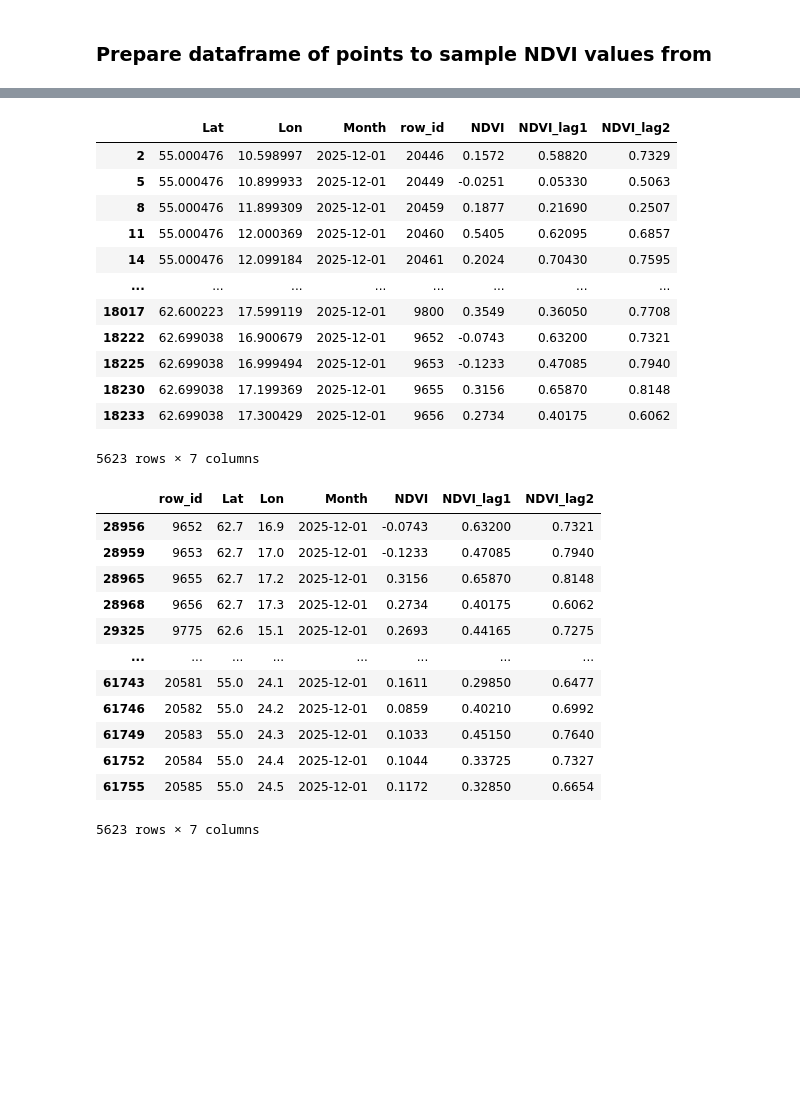
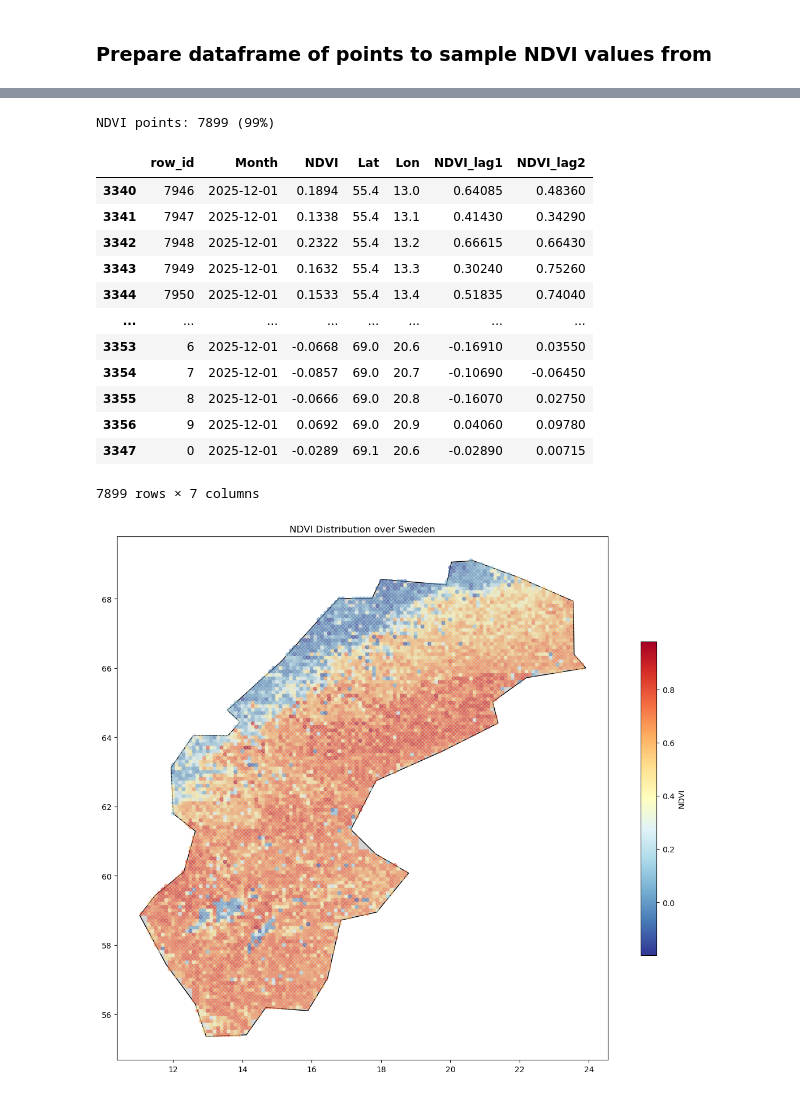
Before and after one commit to jpruzcuen/scalable_ml, a Jupyter notebook: notebooks/inference_ndvi.ipynb, the cells around one changed output, grey strips where cells are left out. Saved outputs shown, nothing was run; the diff lists cells and outputs as text; code cells hidden in the pictures; blank space fills up the shorter version.

```diff
--- a/notebooks/inference_ndvi.ipynb
+++ b/notebooks/inference_ndvi.ipynb
@@ -91,4 +115,0 @@ ndvi_df
-# %%
-# Average NDVI values for "duplicate" lat-lon-month combinations
-ndvi_df = ndvi_df.groupby(['Lat', 'Lon', 'Month','row_id'], as_index=False)['NDVI'].mean()
-ndvi_df
@@ -109,5 +232,5 @@ ndvi_df
 # %%
-ndvi_features = ndvi_df.copy()
+ndvi_features = ndvi_filled.dropna().copy()
 ndvi_features = ndvi_features.sort_values(["Lat", "Lon", "Month"])
 
 
@@ -119,38 +242,28 @@ for lag in range(1, MAX_LAG + 1):
         .groupby(["Lat", "Lon"])["NDVI"]
         .shift(lag)
     )
+
+ndvi_features.dropna(inplace=True)
+l2 = len(ndvi_features)
+print(f"NDVI points: {l2} ({int(l2/len(era5_points_df)*100)}%)")
+ndvi_features
+# %% [output]
+NDVI points: 7899 (99%)
+|  | row_id | Month | NDVI | Lat | Lon | NDVI_lag1 | NDVI_lag2 |
+| 3340 | 7946 | 2025-12-01 | 0.1894 | 55.4 | 13.0 | 0.64085 | 0.48360 |
+| 3341 | 7947 | 2025-12-01 | 0.1338 | 55.4 | 13.1 | 0.41430 | 0.34290 |
+| 3342 | 7948 | 2025-12-01 | 0.2322 | 55.4 | 13.2 | 0.66615 | 0.66430 |
+| 3343 | 7949 | 2025-12-01 | 0.1632 | 55.4 | 13.3 | 0.30240 | 0.75260 |
+| 3344 | 7950 | 2025-12-01 | 0.1533 | 55.4 | 13.4 | 0.51835 | 0.74040 |
+| ... | ... | ... | ... | ... | ... | ... | ... |
+| 3353 | 6 | 2025-12-01 | -0.0668 | 69.0 | 20.6 | -0.16910 | 0.03550 |
+| 3354 | 7 | 2025-12-01 | -0.0857 | 69.0 | 20.7 | -0.10690 | -0.06450 |
+| 3355 | 8 | 2025-12-01 | -0.0666 | 69.0 | 20.8 | -0.16070 | 0.02750 |
+| 3356 | 9 | 2025-12-01 | 0.0692 | 69.0 | 20.9 | 0.04060 | 0.09780 |
+| 3347 | 0 | 2025-12-01 | -0.0289 | 69.1 | 20.6 | -0.02890 | 0.00715 |
+7899 rows × 7 columns
-# %%
-ndvi_features.dropna(inplace=True)
-ndvi_features
-# %% [output]
-|  | Lat | Lon | Month | row_id | NDVI | NDVI_lag1 | NDVI_lag2 |
-| 2 | 55.000476 | 10.598997 | 2025-12-01 | 20446 | 0.1572 | 0.58820 | 0.7329 |
-| 5 | 55.000476 | 10.899933 | 2025-12-01 | 20449 | -0.0251 | 0.05330 | 0.5063 |
-| 8 | 55.000476 | 11.899309 | 2025-12-01 | 20459 | 0.1877 | 0.21690 | 0.2507 |
-| 11 | 55.000476 | 12.000369 | 2025-12-01 | 20460 | 0.5405 | 0.62095 | 0.6857 |
-| 14 | 55.000476 | 12.099184 | 2025-12-01 | 20461 | 0.2024 | 0.70430 | 0.7595 |
-| ... | ... | ... | ... | ... | ... | ... | ... |
-| 18017 | 62.600223 | 17.599119 | 2025-12-01 | 9800 | 0.3549 | 0.36050 | 0.7708 |
-| 18222 | 62.699038 | 16.900679 | 2025-12-01 | 9652 | -0.0743 | 0.63200 | 0.7321 |
-| 18225 | 62.699038 | 16.999494 | 2025-12-01 | 9653 | -0.1233 | 0.47085 | 0.7940 |
-| 18230 | 62.699038 | 17.199369 | 2025-12-01 | 9655 | 0.3156 | 0.65870 | 0.8148 |
-| 18233 | 62.699038 | 17.300429 | 2025-12-01 | 9656 | 0.2734 | 0.40175 | 0.6062 |
-5623 rows × 7 columns
-# %%
-ndvi_final = era5_points_df.merge(ndvi_features.drop(columns=['Lat', 'Lon']), on=['row_id','Month'], how='left')
-ndvi_final.dropna()
-# %% [output]
-|  | row_id | Lat | Lon | Month | NDVI | NDVI_lag1 | NDVI_lag2 |
-| 28956 | 9652 | 62.7 | 16.9 | 2025-12-01 | -0.0743 | 0.63200 | 0.7321 |
-| 28959 | 9653 | 62.7 | 17.0 | 2025-12-01 | -0.1233 | 0.47085 | 0.7940 |
-| 28965 | 9655 | 62.7 | 17.2 | 2025-12-01 | 0.3156 | 0.65870 | 0.8148 |
-| 28968 | 9656 | 62.7 | 17.3 | 2025-12-01 | 0.2734 | 0.40175 | 0.6062 |
-| 29325 | 9775 | 62.6 | 15.1 | 2025-12-01 | 0.2693 | 0.44165 | 0.7275 |
-| ... | ... | ... | ... | ... | ... | ... | ... |
-| 61743 | 20581 | 55.0 | 24.1 | 2025-12-01 | 0.1611 | 0.29850 | 0.6477 |
-| 61746 | 20582 | 55.0 | 24.2 | 2025-12-01 | 0.0859 | 0.40210 | 0.6992 |
-| 61749 | 20583 | 55.0 | 24.3 | 2025-12-01 | 0.1033 | 0.45150 | 0.7640 |
-| 61752 | 20584 | 55.0 | 24.4 | 2025-12-01 | 0.1044 | 0.33725 | 0.7327 |
-| 61755 | 20585 | 55.0 | 24.5 | 2025-12-01 | 0.1172 | 0.32850 | 0.6654 |
-5623 rows × 7 columns
+# %%
+plot_heatmap_on_map(ndvi_features, 'NDVI_lag2', 'NDVI')
+# %% [output]
+[figure, added]
 # %%
```
Also changed, not shown: parts of 11 cells of this notebook, 11 other files.
